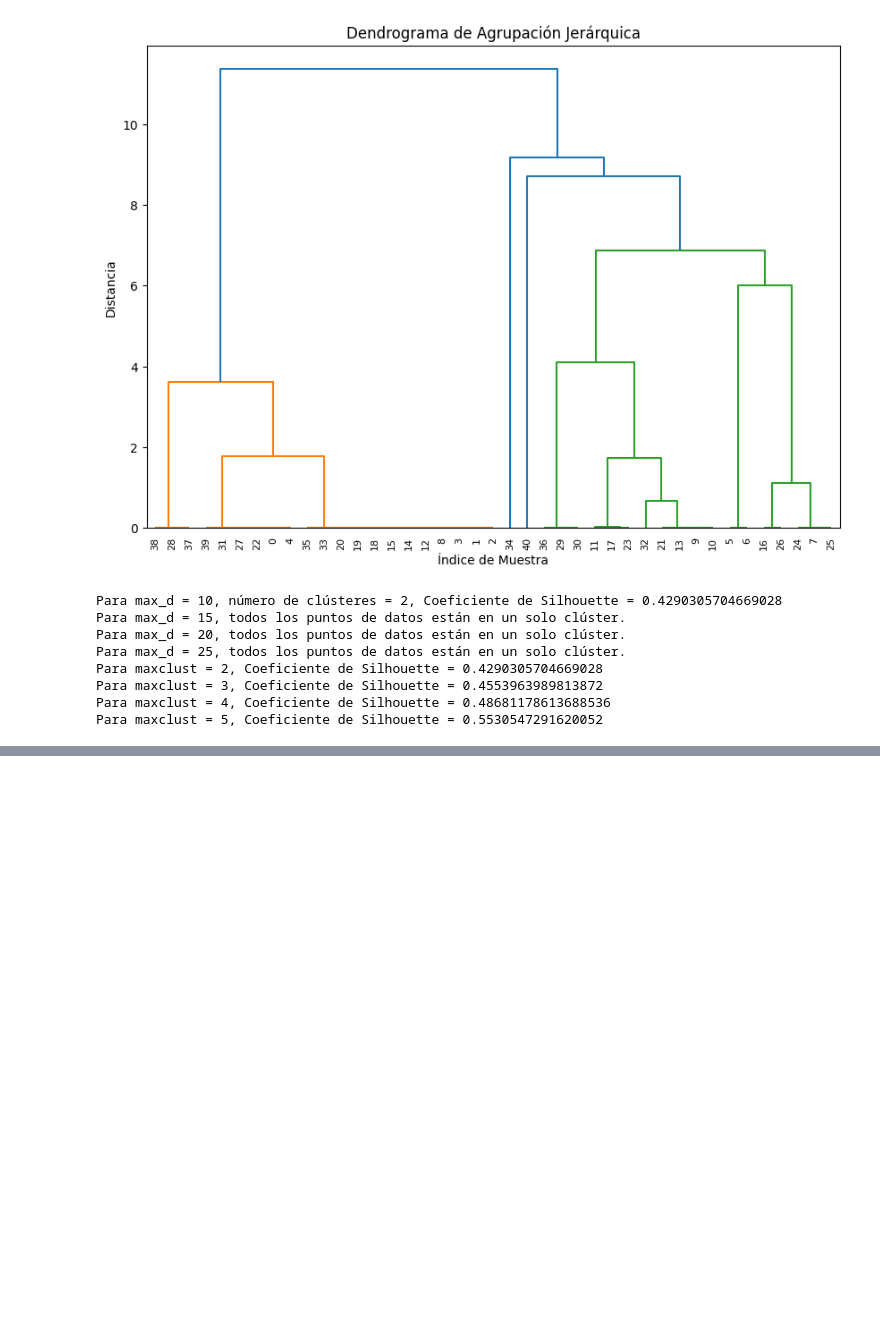
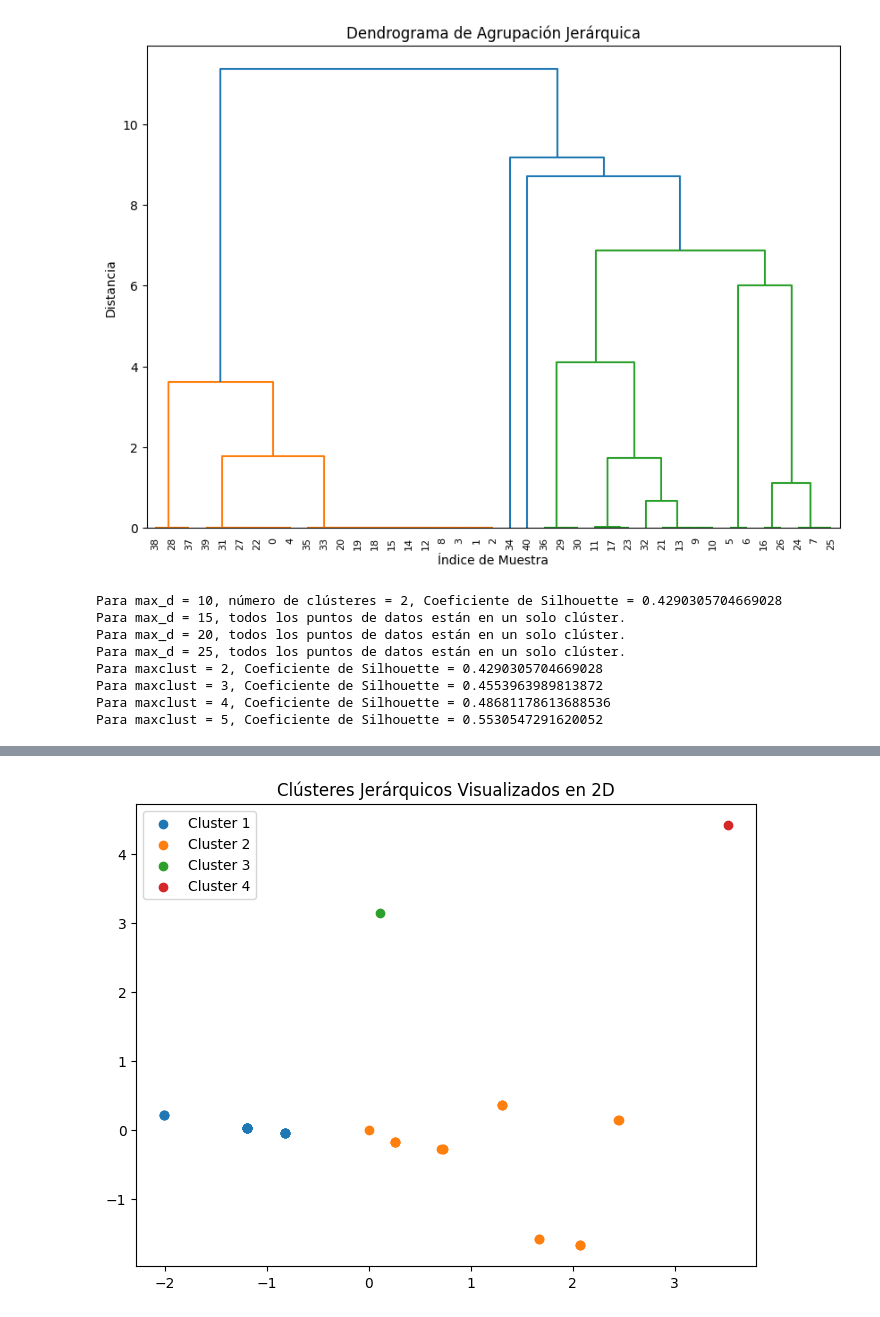
Before and after one commit to Manuel-Archila/Lab4_Security, a Jupyter notebook: Lab4.ipynb, the cells around one changed output, grey strips where cells are left out. Drawn from its saved outputs; the diff is of its cells as text; code cells hidden in the pictures; blank space fills up the shorter version.

```diff
--- a/Lab4.ipynb
+++ b/Lab4.ipynb
@@ -212,0 +215,23 @@ plt.show()
+# %%
+from scipy.cluster.hierarchy import dendrogram, linkage, fcluster
+from sklearn.decomposition import PCA
+
+# Agrupación jerárquica
+Z = linkage(df_scaled, 'ward')
+max_d = 8  # Ajusta este valor basado en tu dendrograma
+clusters_hier = fcluster(Z, max_d, criterion='distance')
+
+# Reducción de la dimensionalidad para la visualización
+pca = PCA(n_components=2)  # Reducir a dos dimensiones
+reduced_data_hier = pca.fit_transform(df_scaled)
+
+# Visualización de clústeres
+plt.figure(figsize=(8, 6))
+unique_clusters = np.unique(clusters_hier)
+for cluster in unique_clusters:
+    plt.scatter(reduced_data_hier[clusters_hier == cluster, 0], reduced_data_hier[clusters_hier == cluster, 1], label=f'Cluster {cluster}')
+plt.title('Clústeres Jerárquicos Visualizados en 2D')
+plt.legend()
+plt.show()
+# %% [output]
+[figure, added]
```
Also changed, not shown: parts of 2 cells of this notebook.
